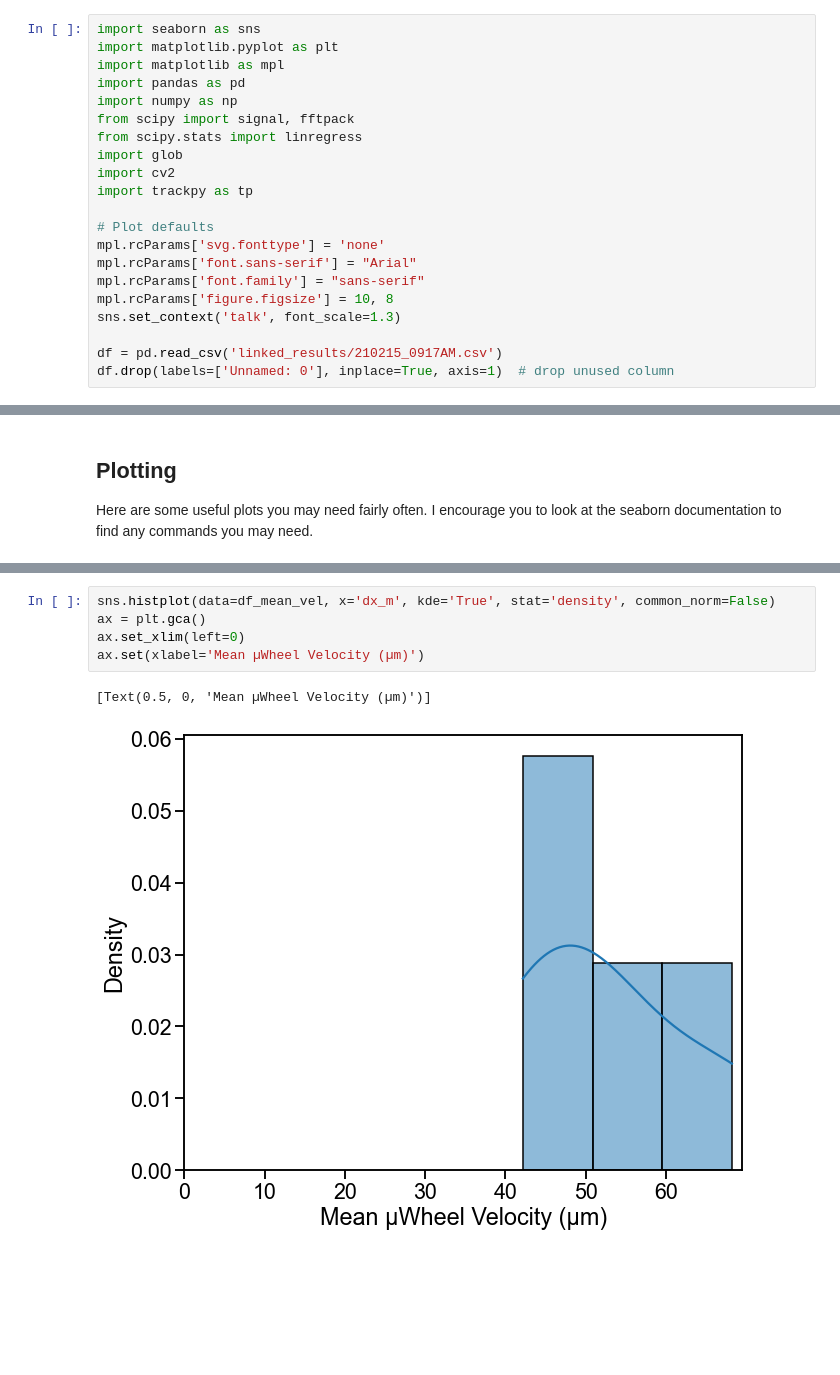
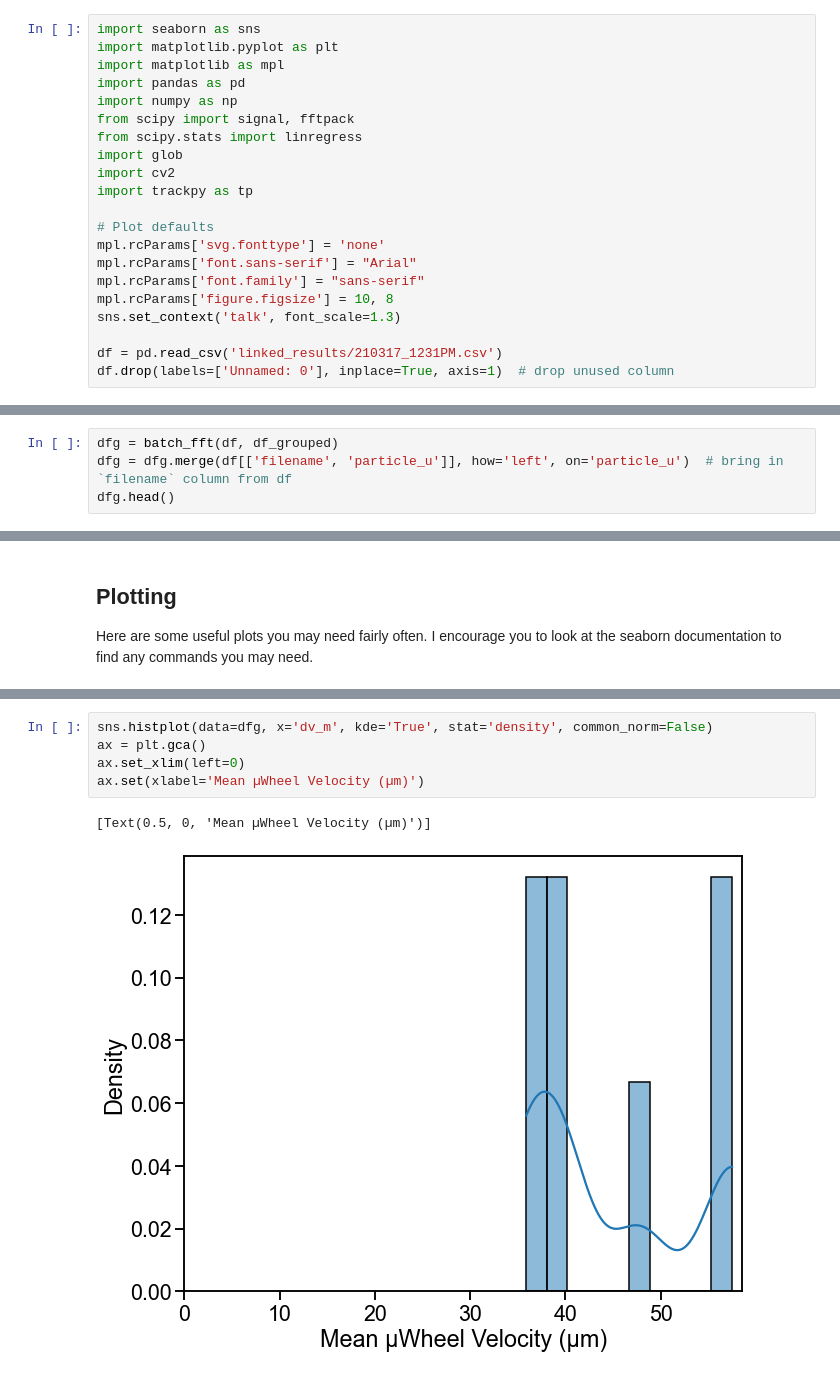
Before and after one commit to czimm79/mutracker, a Jupyter notebook: analysis.ipynb, the cells around one changed output, grey strips where cells are left out. Saved outputs shown, nothing was run; the diff lists cells and outputs as text; blank space fills up the shorter version.

```diff
--- a/analysis.ipynb
+++ b/analysis.ipynb
@@ -24,7 +24,7 @@ mpl.rcParams['font.family'] = "sans-serif"
 mpl.rcParams['figure.figsize'] = 10, 8
 sns.set_context('talk', font_scale=1.3)
 
-df = pd.read_csv('linked_results/210215_0917AM.csv')
+df = pd.read_csv('linked_results/210317_1231PM.csv')
 df.drop(labels=['Unnamed: 0'], inplace=True, axis=1)  # drop unused column
 # %% [markdown]
 Alright, what's our data look like that we generated from link.py? `df.head()` will display the first 5 columns of our dataframe.
@@ -187,0 +178,4 @@ dfg.head()
+# %%
+dfg = batch_fft(df, df_grouped)
+dfg = dfg.merge(df[['filename', 'particle_u']], how='left', on='particle_u')  # bring in `filename` column from df
+dfg.head()
@@ -209,11 +222,11 @@ ax.set(xlabel="R (µm)", ylabel="Velocity (µm/s)")
 # %%
-sns.histplot(data=df_mean_vel, x='dx_m', kde='True', stat='density', common_norm=False)
+sns.histplot(data=dfg, x='dv_m', kde='True', stat='density', common_norm=False)
 ax = plt.gca()
 ax.set_xlim(left=0)
 ax.set(xlabel='Mean µWheel Velocity (µm)')
 # %% [output]
 [Text(0.5, 0, 'Mean µWheel Velocity (µm)')]
-[figure, old version]
+[figure, new version]
 # %%
 sns.scatterplot(data=dfg, x='R', y='omega')
 ax = plt.gca()
```
Also changed, not shown: parts of 8 cells of this notebook, 7 other files.
